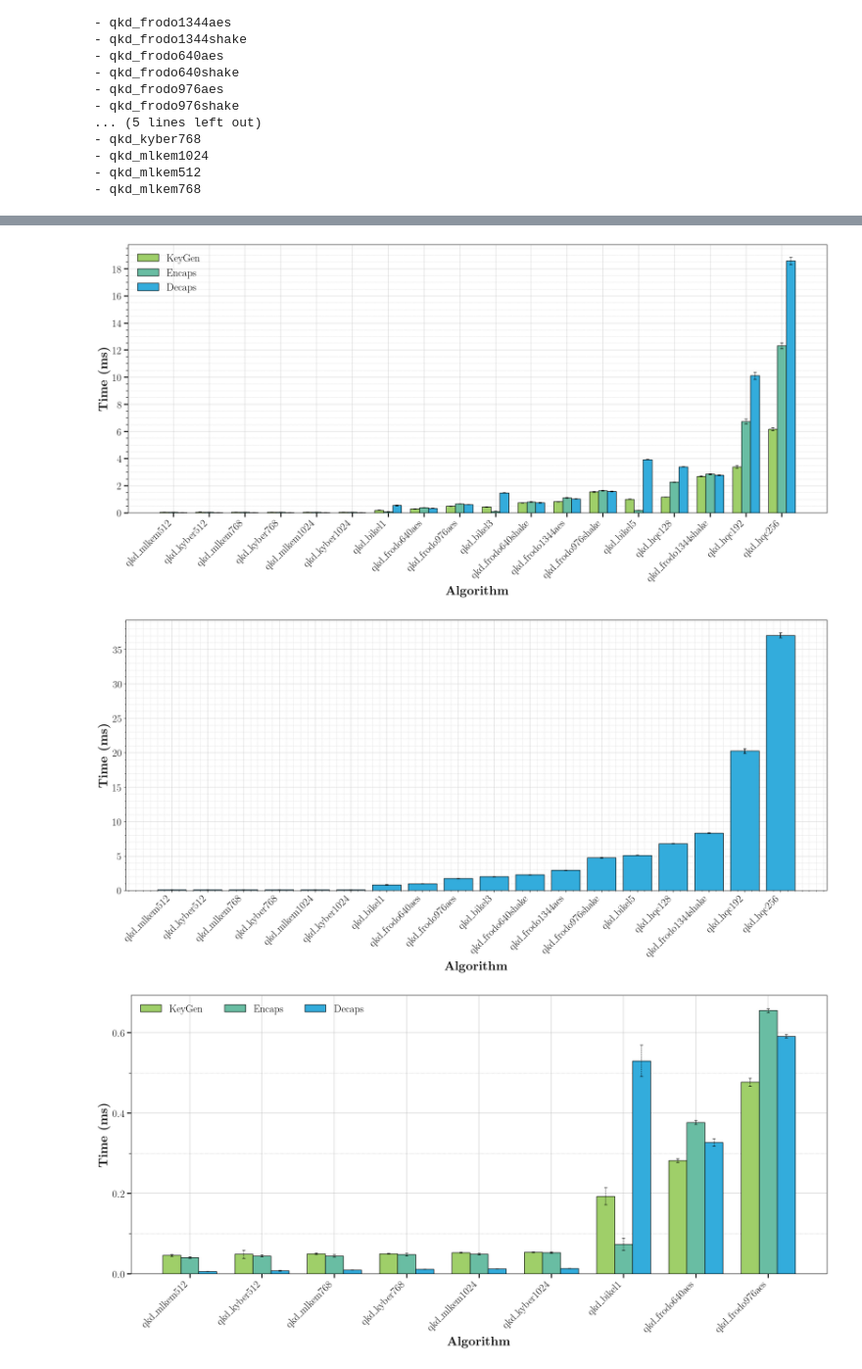
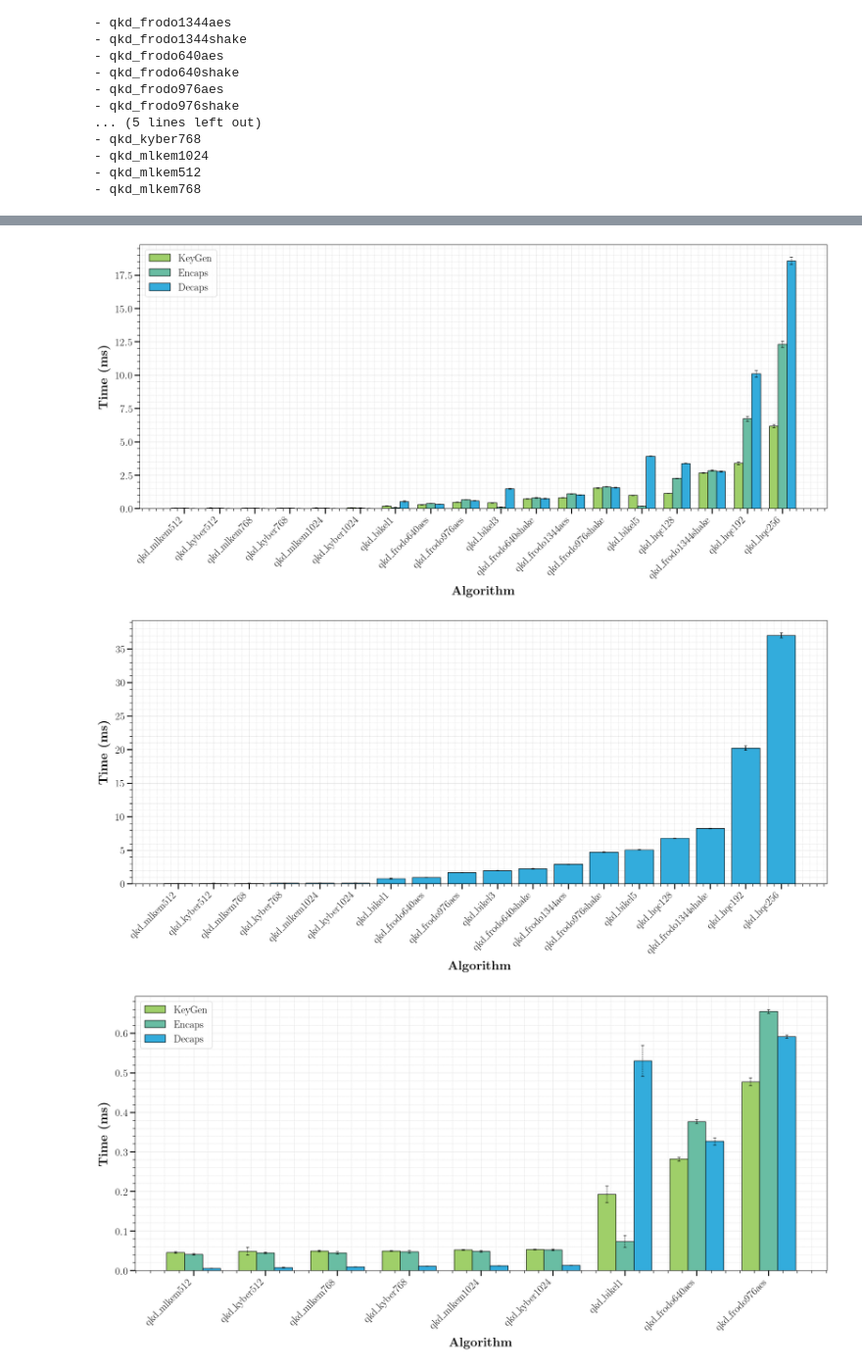
Before and after one commit to qursa-uc3m/qkd-kem-provider, a Jupyter notebook: benchmarks/data_analysis.ipynb, the cells around one changed output, grey strips where cells are left out. Shown at 98% size. Saved outputs shown, nothing was run; the diff lists cells and outputs as text; code cells hidden in the pictures.

Commit message:
Updated functions, formatting, consistent plot configs

```diff
--- a/benchmarks/data_analysis.ipynb
+++ b/benchmarks/data_analysis.ipynb
@@ -8,13 +8,9 @@ from matplotlib.ticker import AutoMinorLocator
 from scipy.stats import t as t_dist
 
 from functions import *
+from config import (MATPLOTLIB_PARAMS)
 
-plt.rcParams.update({
-    "text.usetex": True,
-    "font.family": "serif",
-    "font.serif": ["Computer Modern Roman"],
-    "font.size": 22
-})
+plt.rcParams.update(MATPLOTLIB_PARAMS)
 # %%
 df_kems = kem_data_process("kem_bench_20250115_100_iter.csv")
 
@@ -101,15 +97,15 @@ df_kems_stats
 # %%
 plot_kem_times(input_df=df_kems_stats, error_suffix="_std", plot_title="kems_ops_times.pdf", y_start=None)
 # %% [output]
-[figure, old version]
+[figure, new version]
 # %%
 plot_kem_total_times(df_kems_stats, error_suffix="_std", plot_title="kems_total_times.pdf", y_start=None)
 # %% [output]
-[figure, old version]
+[figure, new version]
 # %%
-plot_kems_fast(input_df=df_kems_stats, error_suffix="_std", plot_title="kems_fast_times.pdf", log_scale=False)
+plot_kems_fast(input_df=df_kems_stats, error_suffix="_std", plot_title="kems_fast_times.pdf")
 # %% [output]
-[figure, old version]
+[figure, new version]
 # %%
 plot_kem_family(input_df=df_kems_stats, family='kyber', error_suffix="_std", plot_title="kyber_times.pdf", log_scale=False)
 # %% [output]
```
Also changed, not shown: parts of 13 cells of this notebook, 18 other files.
